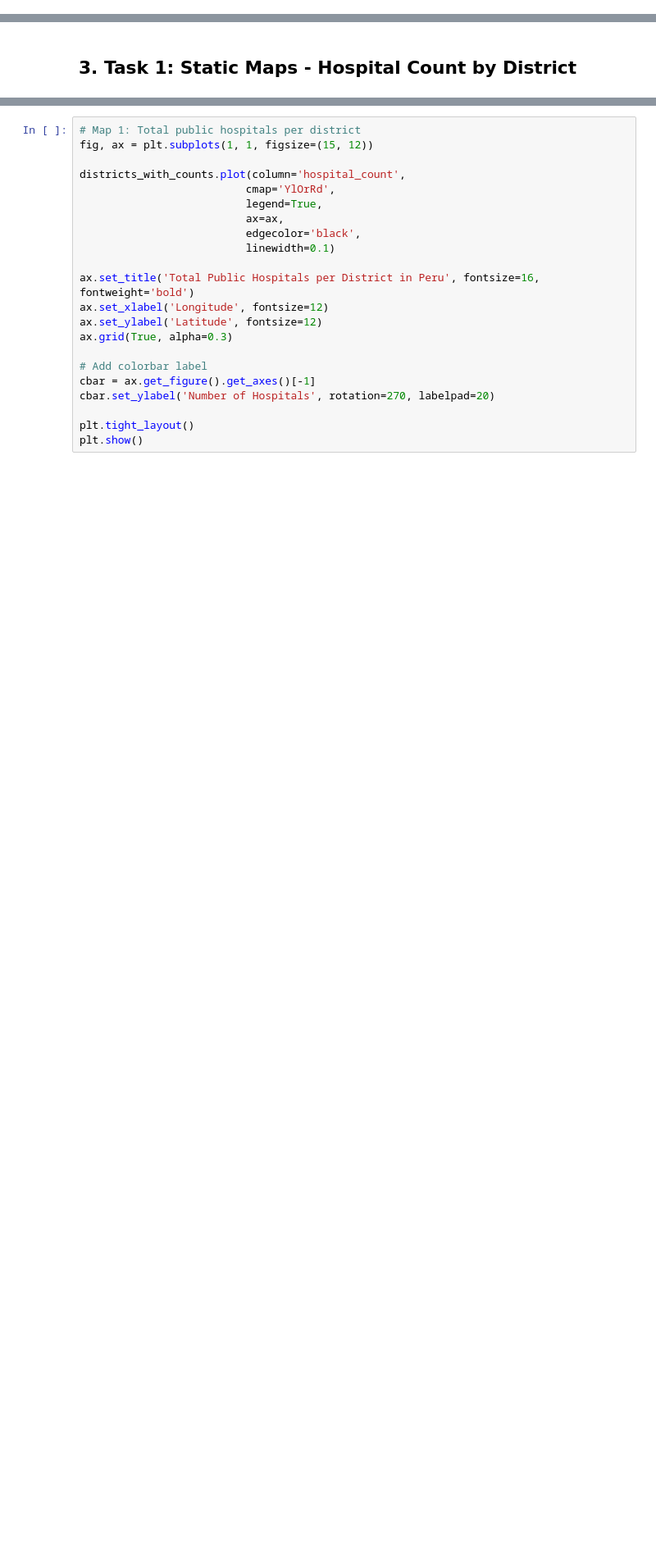
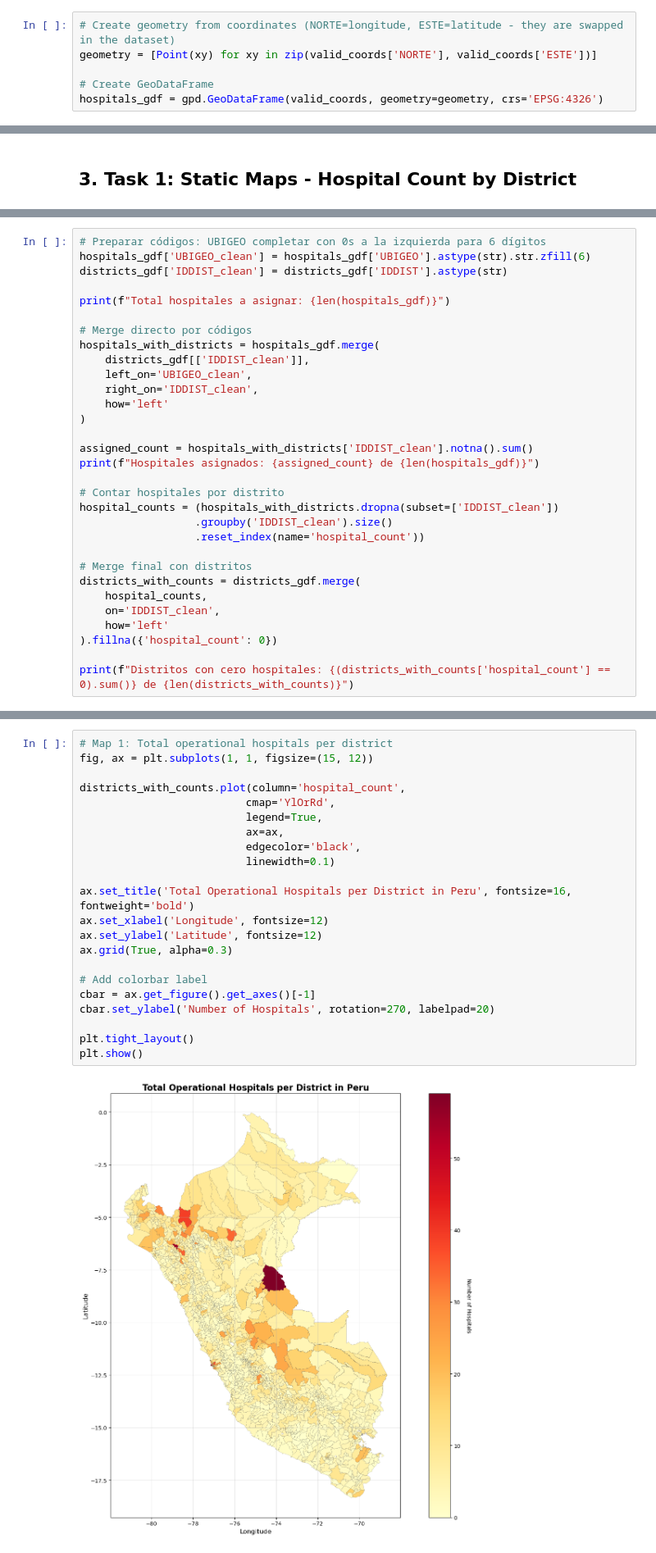
Before and after one commit to gsaco/Hospitals-Access-Peru, a Jupyter notebook: code.ipynb, the cells around one changed output, grey strips where cells are left out. Shown at 82% size. Cells and saved outputs as stored; diff of their text form; blank space fills up the shorter version.

```diff
--- a/code.ipynb
+++ b/code.ipynb
@@ -135 +84,7 @@ else:
+# %%
+# Create geometry from coordinates (NORTE=longitude, ESTE=latitude - they are swapped in the dataset)
+geometry = [Point(xy) for xy in zip(valid_coords['NORTE'], valid_coords['ESTE'])]
+
+# Create GeoDataFrame
+hospitals_gdf = gpd.GeoDataFrame(valid_coords, geometry=geometry, crs='EPSG:4326')
 # %%
@@ -183,0 +102,31 @@ else:
+# %%
+# Preparar códigos: UBIGEO completar con 0s a la izquierda para 6 dígitos
+hospitals_gdf['UBIGEO_clean'] = hospitals_gdf['UBIGEO'].astype(str).str.zfill(6)
+districts_gdf['IDDIST_clean'] = districts_gdf['IDDIST'].astype(str)
+
+print(f"Total hospitales a asignar: {len(hospitals_gdf)}")
+
+# Merge directo por códigos
+hospitals_with_districts = hospitals_gdf.merge(
+    districts_gdf[['IDDIST_clean']],
+    left_on='UBIGEO_clean',
+    right_on='IDDIST_clean',
+    how='left'
+)
+
+assigned_count = hospitals_with_districts['IDDIST_clean'].notna().sum()
+print(f"Hospitales asignados: {assigned_count} de {len(hospitals_gdf)}")
+
+# Contar hospitales por distrito
+hospital_counts = (hospitals_with_districts.dropna(subset=['IDDIST_clean'])
+                  .groupby('IDDIST_clean').size()
+                  .reset_index(name='hospital_count'))
+
+# Merge final con distritos
+districts_with_counts = districts_gdf.merge(
+    hospital_counts,
+    on='IDDIST_clean',
+    how='left'
+).fillna({'hospital_count': 0})
+
+print(f"Distritos con cero hospitales: {(districts_with_counts['hospital_count'] == 0).sum()} de {len(districts_with_counts)}")
@@ -184,25 +138,27 @@ else:
 # %%
-# Map 1: Total public hospitals per district
+# Map 1: Total operational hospitals per district
 fig, ax = plt.subplots(1, 1, figsize=(15, 12))
 
 districts_with_counts.plot(column='hospital_count',
                           cmap='YlOrRd',
                           legend=True,
                           ax=ax,
                           edgecolor='black',
                           linewidth=0.1)
 
-ax.set_title('Total Public Hospitals per District in Peru', fontsize=16, fontweight='bold')
+ax.set_title('Total Operational Hospitals per District in Peru', fontsize=16, fontweight='bold')
 ax.set_xlabel('Longitude', fontsize=12)
 ax.set_ylabel('Latitude', fontsize=12)
 ax.grid(True, alpha=0.3)
 
 # Add colorbar label
 cbar = ax.get_figure().get_axes()[-1]
 cbar.set_ylabel('Number of Hospitals', rotation=270, labelpad=20)
 
 plt.tight_layout()
 plt.show()
+# %% [output]
+[figure, added]
 # %%
 # Map 2: Districts with zero hospitals
 fig, ax = plt.subplots(1, 1, figsize=(15, 12))
```
Also changed, not shown: parts of 29 cells of this notebook.
